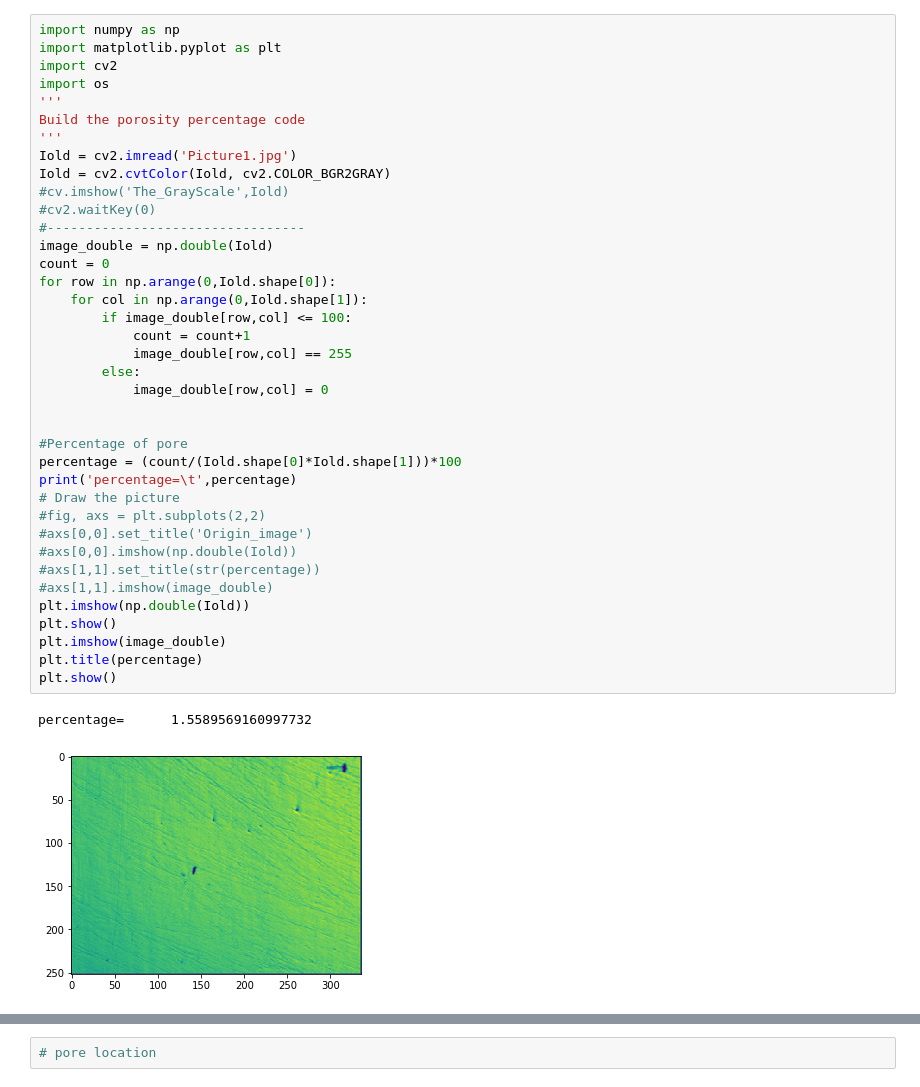
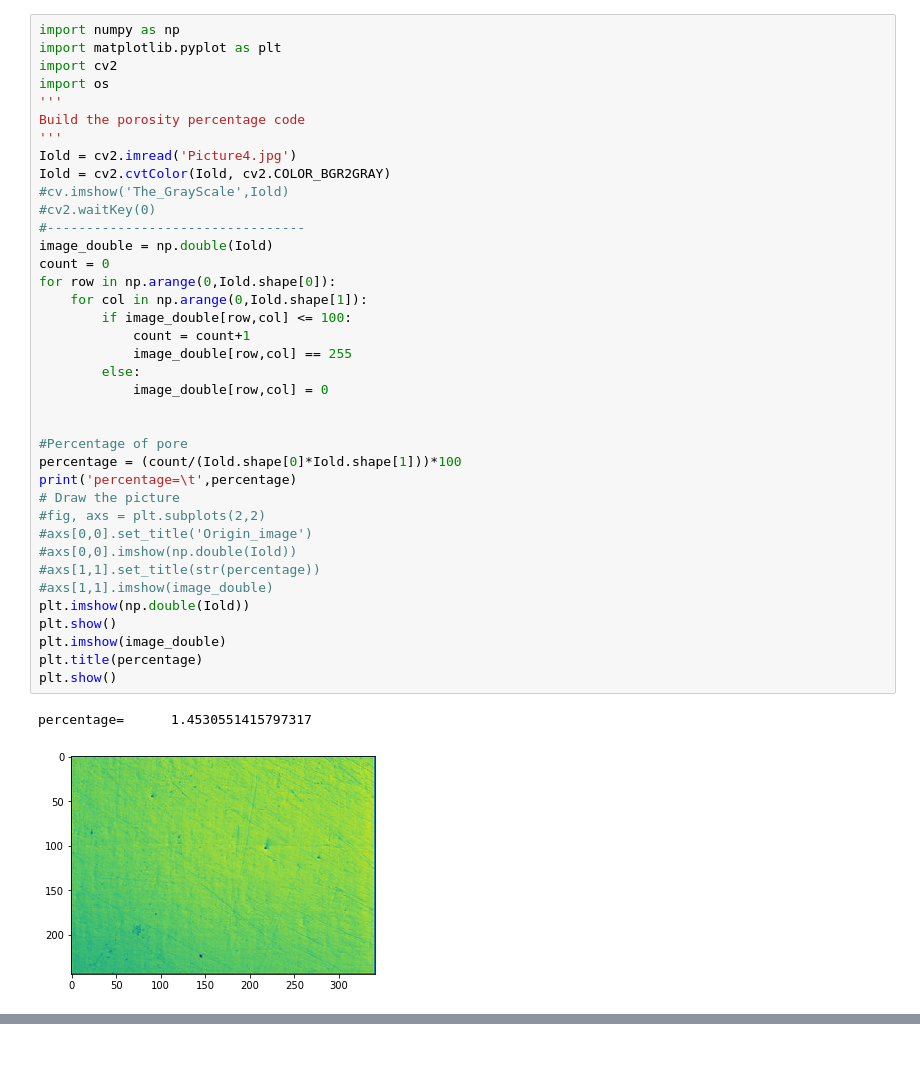
Before and after one commit to castrolin/Code, a Jupyter notebook: Pore_percentage.ipynb, the cells around one changed output, grey strips where cells are left out. Saved outputs shown, nothing was run; the diff lists cells and outputs as text; blank space fills up the shorter version.

```diff
--- a/Pore_percentage.ipynb
+++ b/Pore_percentage.ipynb
@@ -6,36 +6,36 @@ import os
 '''
 Build the porosity percentage code
 '''
-Iold = cv2.imread('Picture1.jpg')
+Iold = cv2.imread('Picture4.jpg')
 Iold = cv2.cvtColor(Iold, cv2.COLOR_BGR2GRAY)
 #cv.imshow('The_GrayScale',Iold)
 #cv2.waitKey(0)
 #---------------------------------
 image_double = np.double(Iold)
 count = 0
 for row in np.arange(0,Iold.shape[0]):
     for col in np.arange(0,Iold.shape[1]):
         if image_double[row,col] <= 100:
             count = count+1
             image_double[row,col] == 255
         else:
             image_double[row,col] = 0
 
 
 #Percentage of pore
 percentage = (count/(Iold.shape[0]*Iold.shape[1]))*100
 print('percentage=\t',percentage)
 # Draw the picture
 #fig, axs = plt.subplots(2,2)
 #axs[0,0].set_title('Origin_image')
 #axs[0,0].imshow(np.double(Iold))
 #axs[1,1].set_title(str(percentage))
 #axs[1,1].imshow(image_double)
 plt.imshow(np.double(Iold))
 plt.show()
 plt.imshow(image_double)
 plt.title(percentage)
 plt.show()
 # %% [output]
-percentage=      1.5589569160997732
+percentage=      1.4530551415797317
-[figure, old version]
+[figure, new version]
@@ -43,2 +42,0 @@ percentage=      1.5589569160997732
-# %%
-# pore location
```
Also changed, not shown: parts of 3 cells of this notebook.
